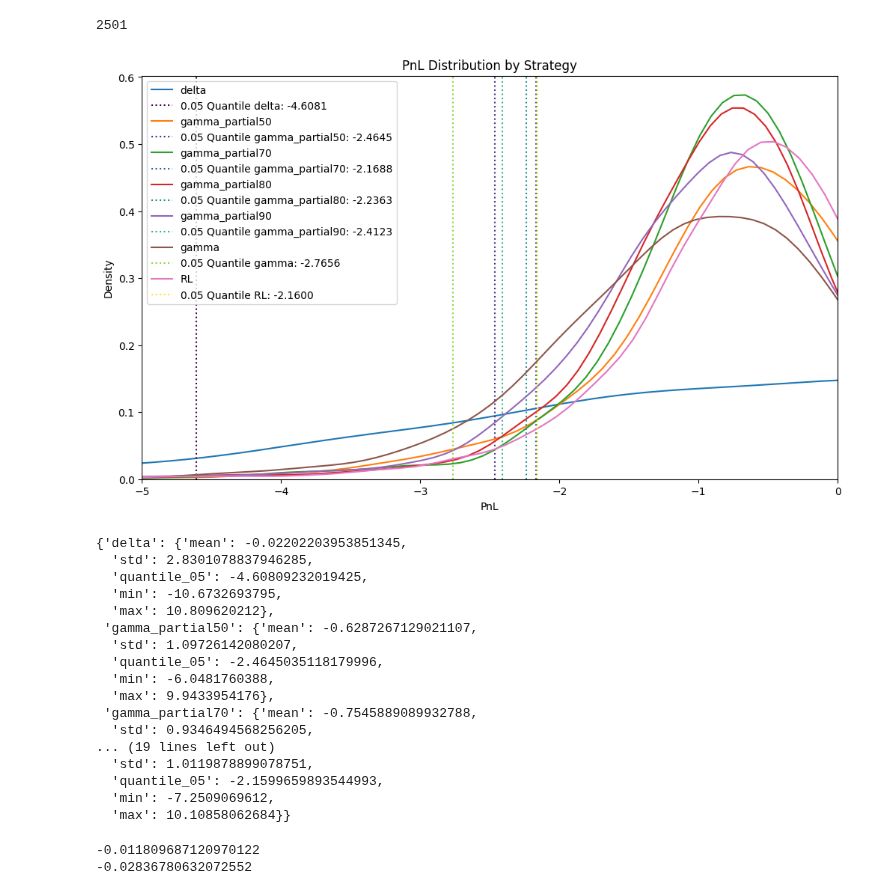
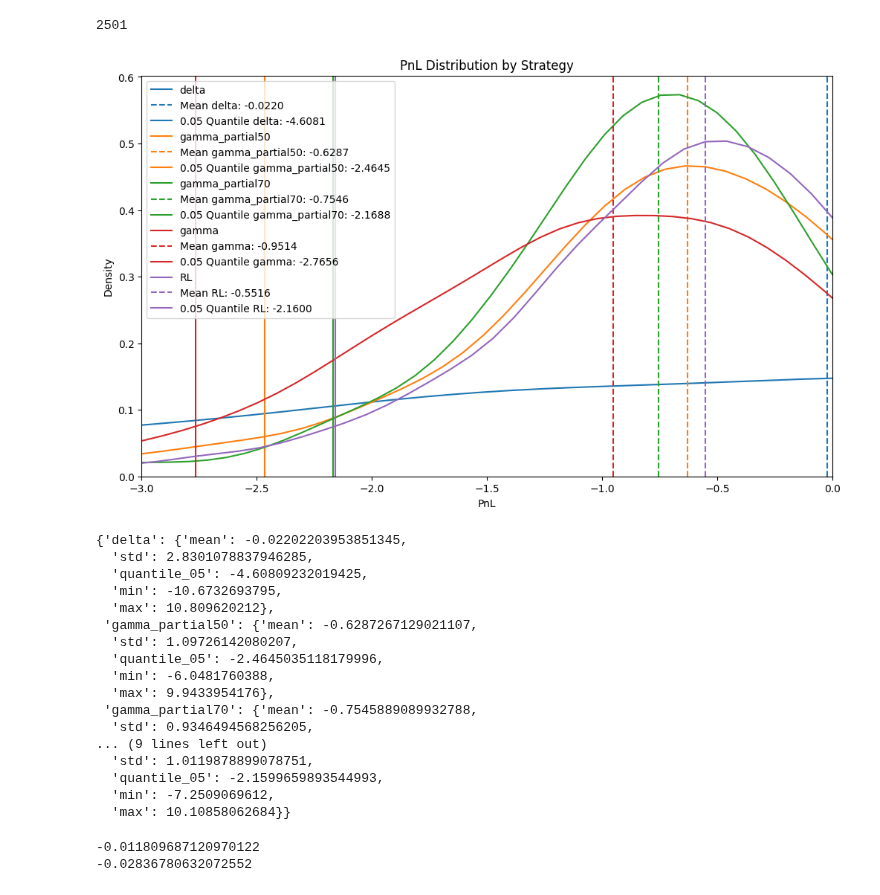
Before and after one commit to Dunkalot/gamma-vega-rl-hedging, a Jupyter notebook: check_results.ipynb, the cells around one changed output. Cells and saved outputs as stored; diff of their text form; code cells hidden in the pictures.

Commit message:
update plots

```diff
--- a/check_results.ipynb
+++ b/check_results.ipynb
@@ -148,7 +148,7 @@ def plot_pnl_distribution(dataframes, labels=None, xlim=None, legend_prefix=""):
         dataframes = dict(zip(labels, dataframes))
 
     # Process each dataframe
-    colors = plt.cm.viridis(np.linspace(0, 1, len(dataframes)))
+    colors = sns.color_palette()
     for i, (name, df) in enumerate(dataframes.items()):
         # Calculate PnL sum per episode
         pnl_sum = df.groupby('episode')['step_pnl'].sum()
@@ -157,13 +157,13 @@ def plot_pnl_distribution(dataframes, labels=None, xlim=None, legend_prefix=""):
         sns.kdeplot(pnl_sum, label=f"{name}")
 
         # Add vertical line for mean
-        #mean_val = pnl_sum.mean()
-        #plt.axvline(mean_val, color=colors[i], linestyle='--',
-        #           label=f'Mean {name}: {mean_val:.4f}')
+        mean_val = pnl_sum.mean()
+        plt.axvline(mean_val, color=colors[i], linestyle='--',
+                   label=f'Mean {name}: {mean_val:.4f}')
 
         # Add vertical line for 0.05 quantile (CVaR 95%)
         quantile_val = pnl_sum.quantile(0.05)
-        plt.axvline(quantile_val, color=colors[i], linestyle=':',
+        plt.axvline(quantile_val, color=colors[i], linestyle='-',
                    label=f'0.05 Quantile {name}: {quantile_val:.4f}')
 
     # Add plot details
@@ -176,36 +176,36 @@ def plot_pnl_distribution(dataframes, labels=None, xlim=None, legend_prefix=""):
 
     #plt.grid(True)
     plt.legend()
     plt.show()
 
     # Return summary statistics
     results = {}
     for name, df in dataframes.items():
         pnl_sum = df.groupby('episode')['step_pnl'].sum()
         results[name] = {
             'mean': pnl_sum.mean(),
             'std': pnl_sum.std(),
             'quantile_05': pnl_sum.quantile(0.05),
             'min': pnl_sum.min(),
             'max': pnl_sum.max()
         }
     return results
 
 
 def load_df(name, spread, dataset):
     df = pd.read_csv(f'/home/hedge/gamma-vega-rl-hedging/logs/greekhedge_spread={spread}/{dataset}/{name}/logs/eval_env/logs.csv'
                            )
     return df
 spread = 0.005
 dataset = 'stress'
-names = ['delta', 'gamma_partial50', 'gamma_partial70', 'gamma_partial80','gamma_partial90','gamma']
+names = ['delta', 'gamma_partial50', 'gamma_partial70', 'gamma']
 
 df_list = [load_df(name,spread, 'stress') for name in names]
 df_list.append(df_eval)
 names.append('RL')
-plot_pnl_distribution(df_list, names, xlim=(-5,-0))
+plot_pnl_distribution(df_list, names, xlim=(-3,-0))
 # %% [output]
-[figure, old version]
+[figure, new version]
 {'delta': {'mean': -0.02202203953851345,
   'std': 2.8301078837946285,
   'quantile_05': -4.60809232019425,
@@ -218,7 +218,7 @@ plot_pnl_distribution(df_list, names, xlim=(-5,-0))
   'max': 9.9433954176},
  'gamma_partial70': {'mean': -0.7545889089932788,
   'std': 0.9346494568256205,
-... (19 lines left out)
+... (9 lines left out)
   'std': 1.0119878899078751,
   'quantile_05': -2.1599659893544993,
   'min': -7.2509069612,
```
